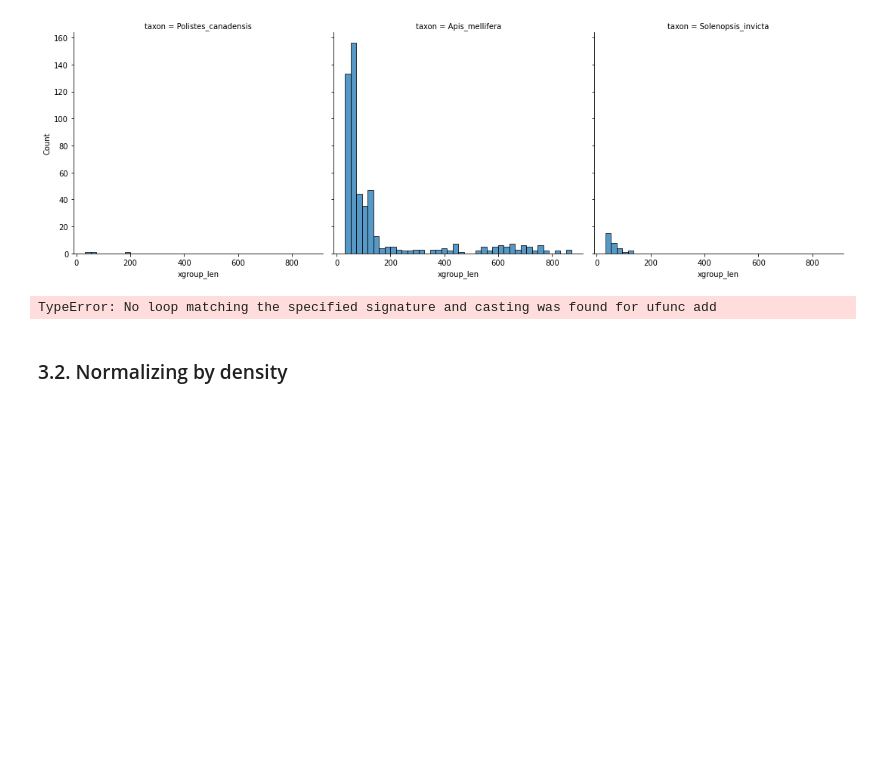
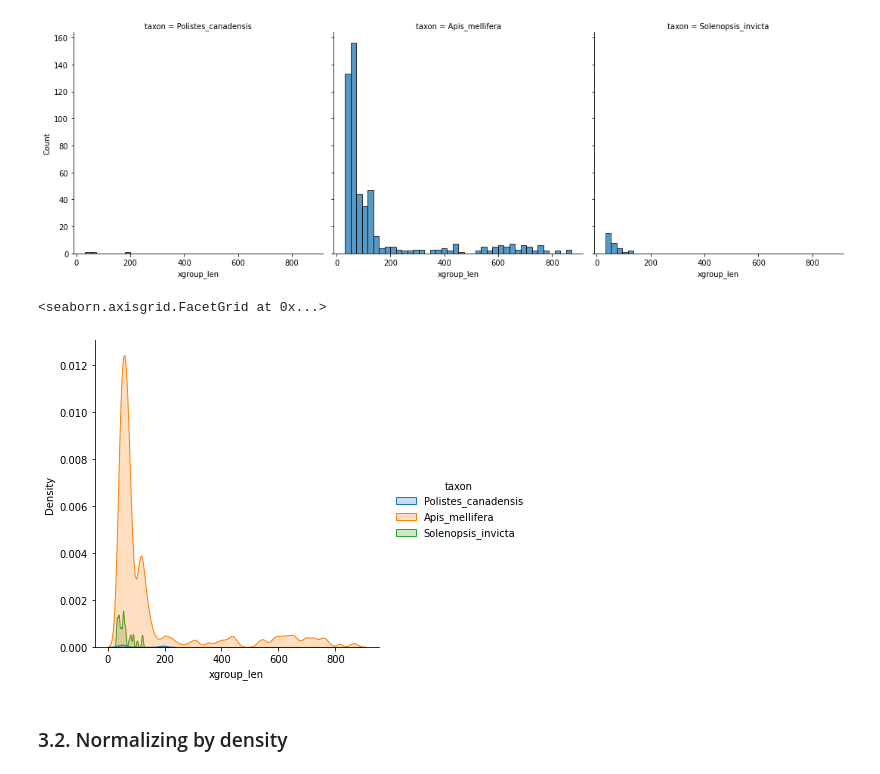
Before and after one commit to flayner2/lab_data_analysis, a Jupyter notebook: notebooks/analyze_vector_masking_data.ipynb, the cells around one changed output. Cells and saved outputs as stored; diff of their text form; code cells hidden in the pictures; blank space fills up the shorter version.

```diff
--- a/notebooks/analyze_vector_masking_data.ipynb
+++ b/notebooks/analyze_vector_masking_data.ipynb
@@ -101,9 +101,10 @@ sns.displot(data=xgroups_data, x='xgroup_len', bins=40, col='taxon')
 <seaborn.axisgrid.FacetGrid at 0x...>
 [figure]
 # %%
-sns.displot(data=xgroups_data, x='xgroup_len', kind='kde')
+sns.displot(data=xgroups_data, x='xgroup_len', kind='kde', bw_adjust=.2, hue='taxon')
 # %% [output]
-TypeError: No loop matching the specified signature and casting was found for ufunc add
+<seaborn.axisgrid.FacetGrid at 0x...>
+[figure, added]
 # %% [markdown]
 ### 3.2. Normalizing by density
 # %%
```
Also changed, not shown: parts of 4 cells of this notebook, 1 other file.
